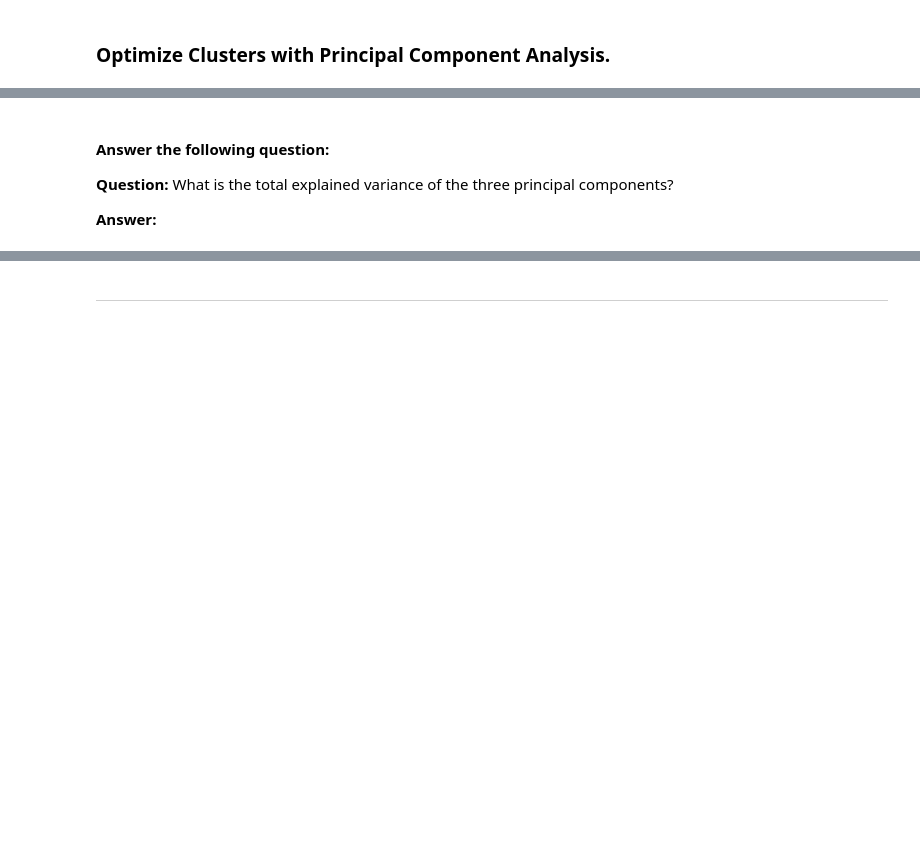
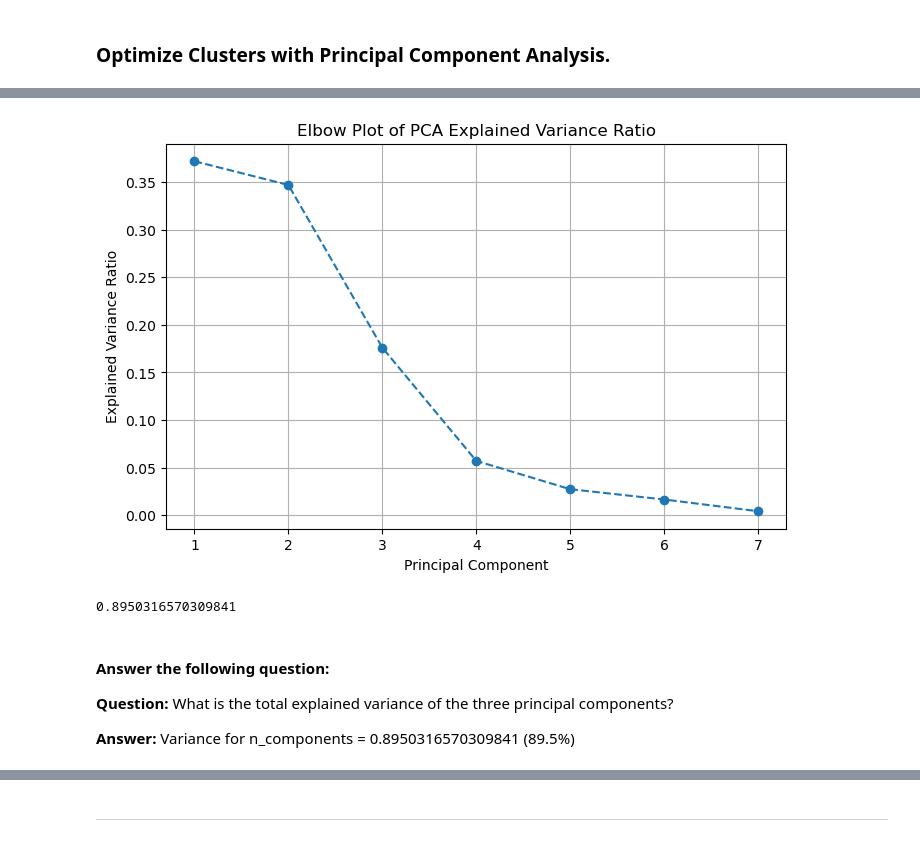
Before and after one commit to jwlosz/dsb_week19_unsupervisedlearning, a Jupyter notebook: Starter_Code/Crypto_Clustering.ipynb, the cells around one changed output, grey strips where cells are left out. Saved outputs shown, nothing was run; the diff lists cells and outputs as text; code cells hidden in the pictures; blank space fills up the shorter version.

```diff
--- a/Starter_Code/Crypto_Clustering.ipynb
+++ b/Starter_Code/Crypto_Clustering.ipynb
@@ -290,0 +317,11 @@ plt.show()
+# %%
+# Init
+n_components = len(df_scaled.columns)
+pca=PCA(n_components=n_components)
+
+# Fit the PCA model on the transformed credit card DataFrame
+pca_data = pca.fit_transform(df_scaled)
+df_pca = pd.DataFrame(pca_data, columns=["PCA_" + str(x) for x in range(1, n_components + 1)])
+df_pca.index = df_scaled.index
+
+df_pca.head()
@@ -291,9 +336,37 @@ plt.show()
+# %%
+# Create a PCA model instance and set `n_components=3`.
+# Assume pca.explained_variance_ratio_ is already computed
+explained_variance_ratio = pca.explained_variance_ratio_
+
+# Create a DataFrame from the explained variance ratio
+df2 = pd.DataFrame({
+    'Principal Component': range(1, n_components + 1),
+    'Explained Variance Ratio': explained_variance_ratio
+})
+
+# Plot the elbow plot
+plt.figure(figsize=(8, 5))
+plt.plot(df2['Principal Component'], df2['Explained Variance Ratio'], marker='o', linestyle='--')
+plt.xlabel('Principal Component')
+plt.ylabel('Explained Variance Ratio')
+plt.title('Elbow Plot of PCA Explained Variance Ratio')
+plt.grid(True)
+plt.show()
+# %% [output]
+[figure, added]
 # %%
 # Retrieve the explained variance to determine how much information
 # can be attributed to each principal component.
+
+
+#summing explained variance ratio to determine how much n_componentes =3 expains the variance ratio
+#this still explains the variance in the dataset and indicates its worth considering dimensionality reduction
+sum(explained_variance_ratio[0:3])
+# %% [output]
+0.8950316570309841
 # %% [markdown]
 #### Answer the following question:
 
 **Question:** What is the total explained variance of the three principal components?
 
-**Answer:**
+**Answer:** Variance for n_components = 0.8950316570309841 (89.5%)
```
Also changed, not shown: parts of 33 cells of this notebook, 1 other file.
